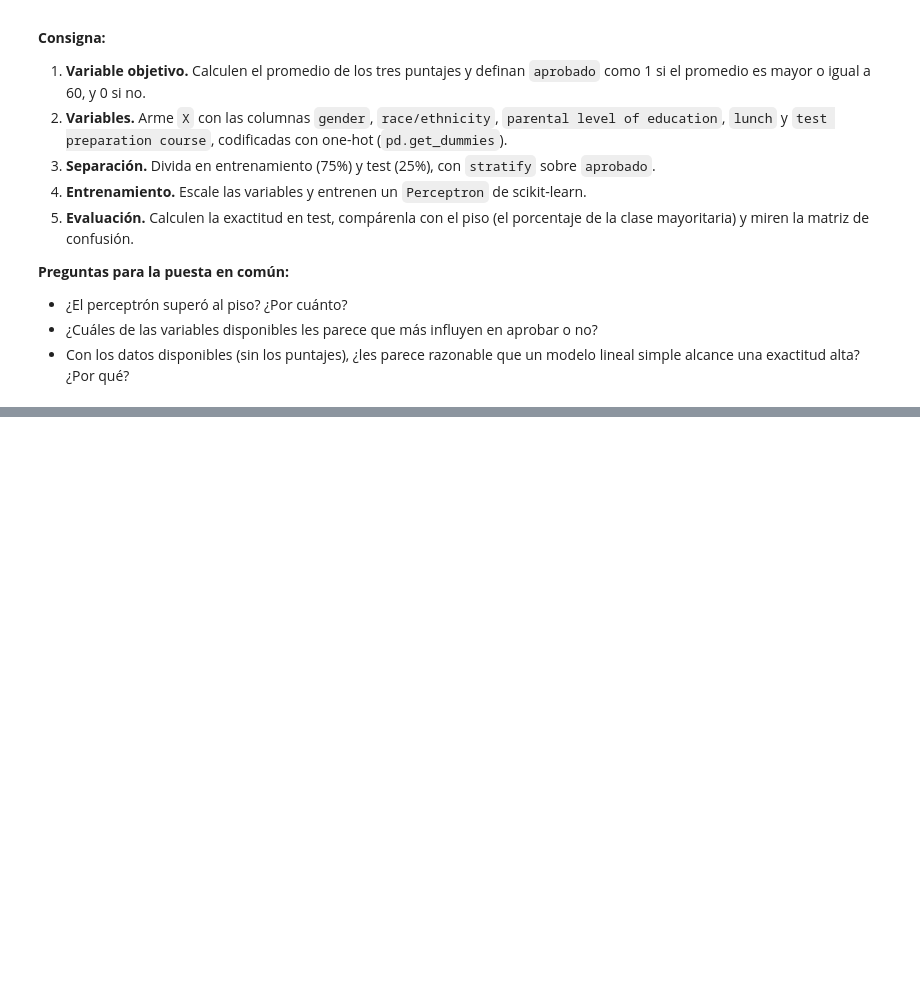
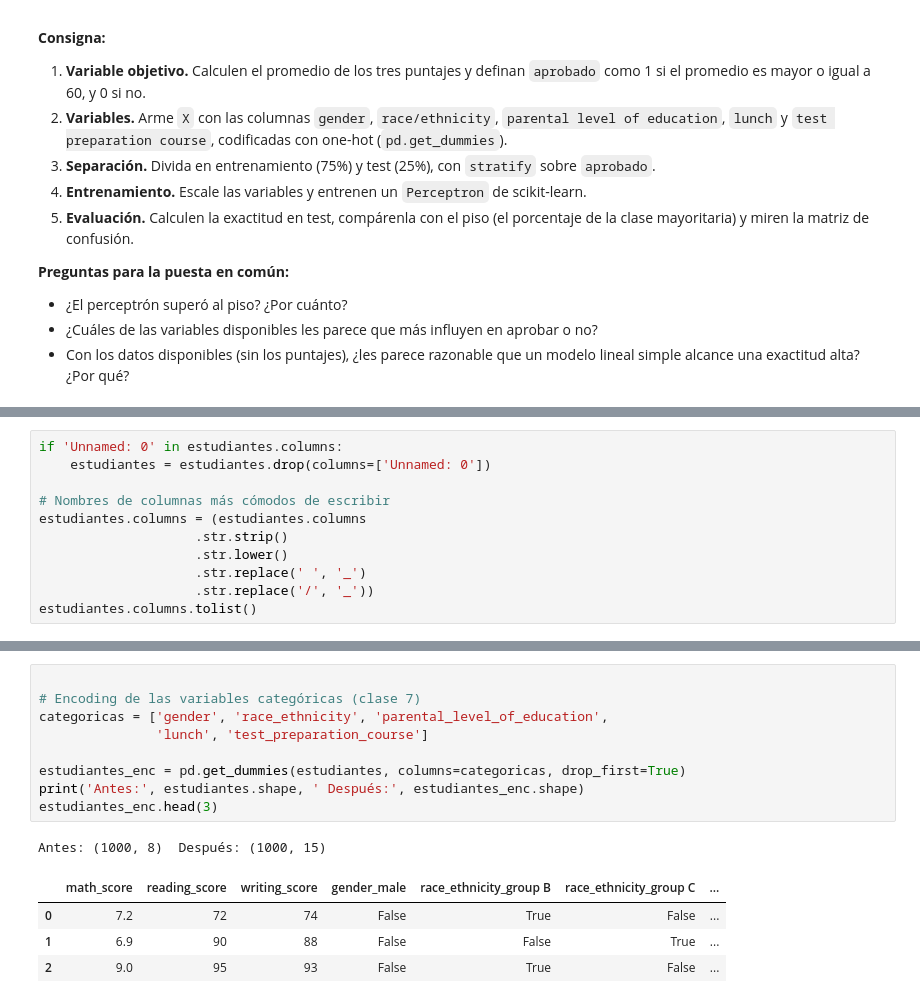
Before and after one commit to EmiiFernandez/actividades_data_sciente_ypf, a Jupyter notebook: notebook/C25_Notebook-29.ipynb, the cells around one changed output, grey strips where cells are left out. Drawn from its saved outputs; the diff is of its cells as text; blank space fills up the shorter version.

```diff
--- a/notebook/C25_Notebook-29.ipynb
+++ b/notebook/C25_Notebook-29.ipynb
@@ -294,0 +303,11 @@ estudiantes.head()
+# %%
+if 'Unnamed: 0' in estudiantes.columns:
+    estudiantes = estudiantes.drop(columns=['Unnamed: 0'])
+
+# Nombres de columnas más cómodos de escribir
+estudiantes.columns = (estudiantes.columns
+                    .str.strip()
+                    .str.lower()
+                    .str.replace(' ', '_')
+                    .str.replace('/', '_'))
+estudiantes.columns.tolist()
@@ -295,2 +323,17 @@ estudiantes.head()
+# %%
+
+# Encoding de las variables categóricas (clase 7)
+categoricas = ['gender', 'race_ethnicity', 'parental_level_of_education',
+               'lunch', 'test_preparation_course']
+
+estudiantes_enc = pd.get_dummies(estudiantes, columns=categoricas, drop_first=True)
+print('Antes:', estudiantes.shape, ' Después:', estudiantes_enc.shape)
+estudiantes_enc.head(3)
+# %% [output]
+Antes: (1000, 8)  Después: (1000, 15)
+|  | math_score | reading_score | writing_score | gender_male | race_ethnicity_group B | race_ethnicity_group C | ... |
+| 0 | 7.2 | 72 | 74 | False | True | False | ... |
+| 1 | 6.9 | 90 | 88 | False | False | True | ... |
+| 2 | 9.0 | 95 | 93 | False | True | False | ... |
 # %%
 # 1. Variable objetivo: aprobado (promedio de los tres puntajes >= 60)
```
Also changed, not shown: parts of 15 cells of this notebook.
